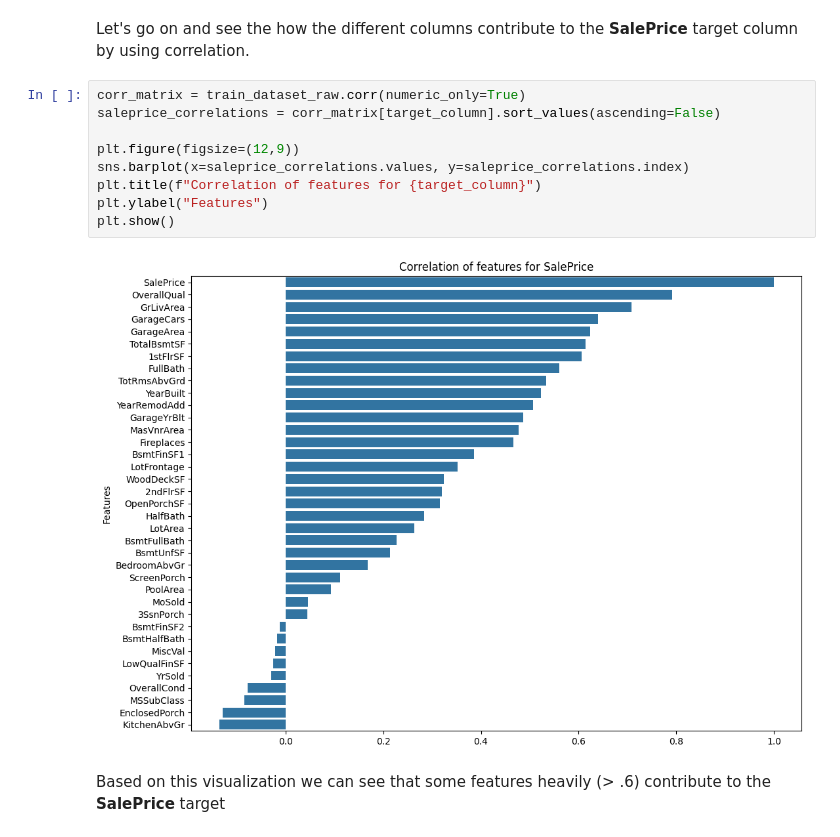
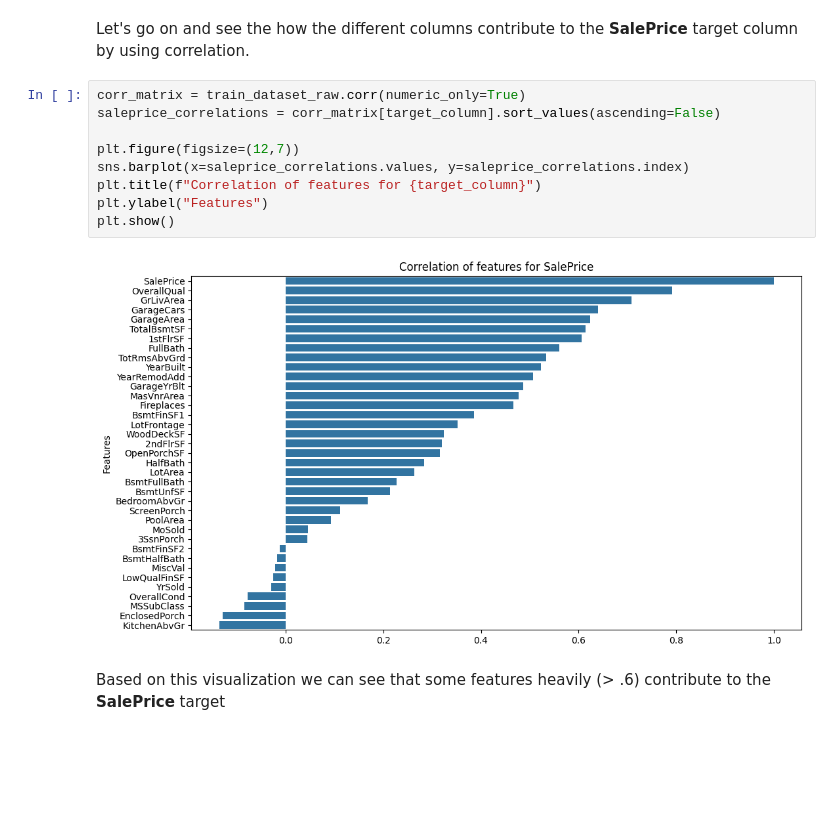
Before and after one commit to ilcors-dev/corsetti-house_prices_advanced_regression_techniques, a Jupyter notebook: challenge/main.ipynb, the cells around one changed output. Saved outputs shown, nothing was run; the diff lists cells and outputs as text; blank space fills up the shorter version.

```diff
--- a/challenge/main.ipynb
+++ b/challenge/main.ipynb
@@ -145,14 +137,14 @@ Let's go on and see the how the different columns contribute to the **SalePrice*
 # %%
 corr_matrix = train_dataset_raw.corr(numeric_only=True)
 saleprice_correlations = corr_matrix[target_column].sort_values(ascending=False)
 
-plt.figure(figsize=(12,9))
+plt.figure(figsize=(12,7))
 sns.barplot(x=saleprice_correlations.values, y=saleprice_correlations.index)
 plt.title(f"Correlation of features for {target_column}")
 plt.ylabel("Features")
 plt.show()
 # %% [output]
-[figure, old version]
+[figure, new version]
 # %% [markdown]
 Based on this visualization we can see that some features heavily (> .6) contribute to the **SalePrice** target
 # %%
```
Also changed, not shown: parts of 24 cells of this notebook, 18 other files.
